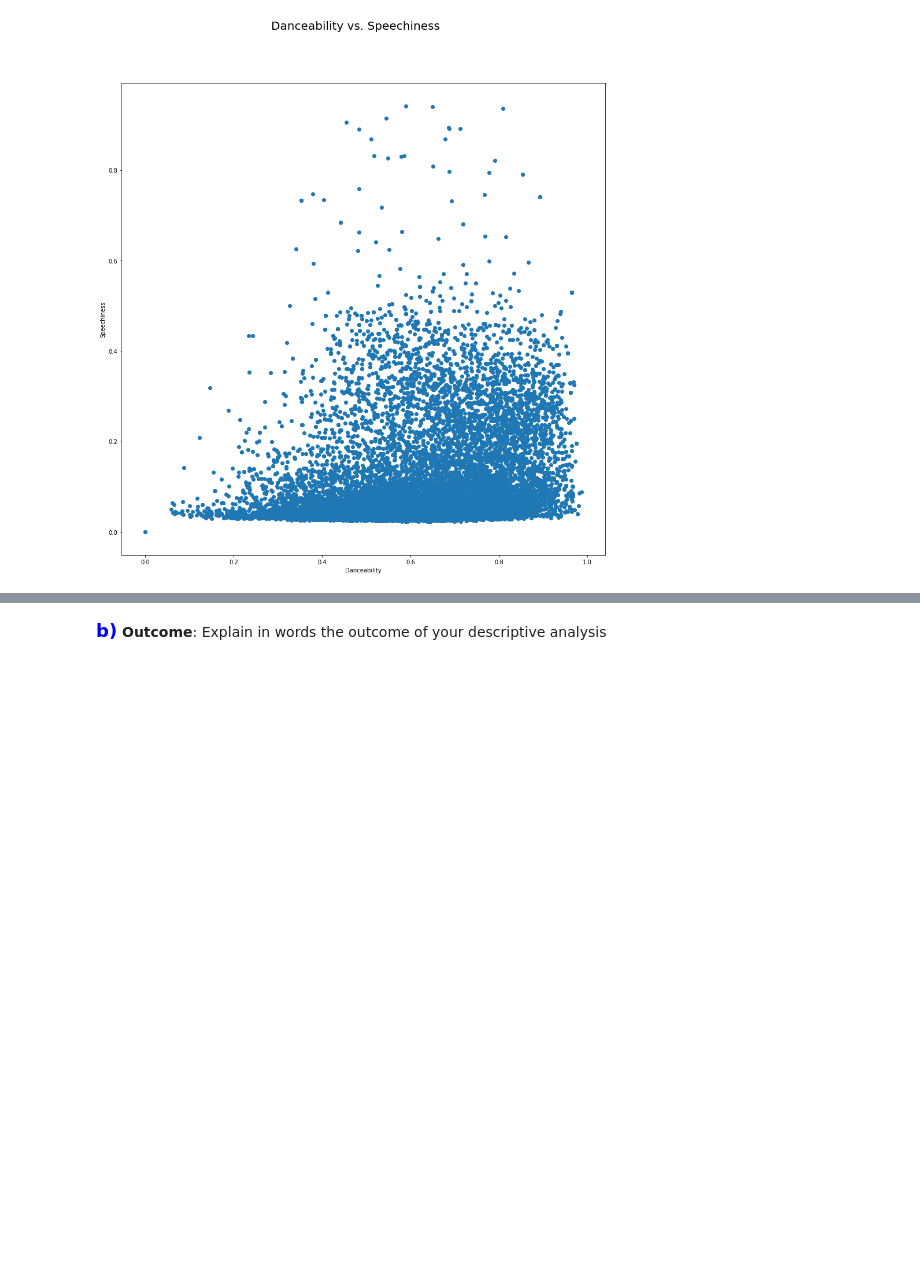
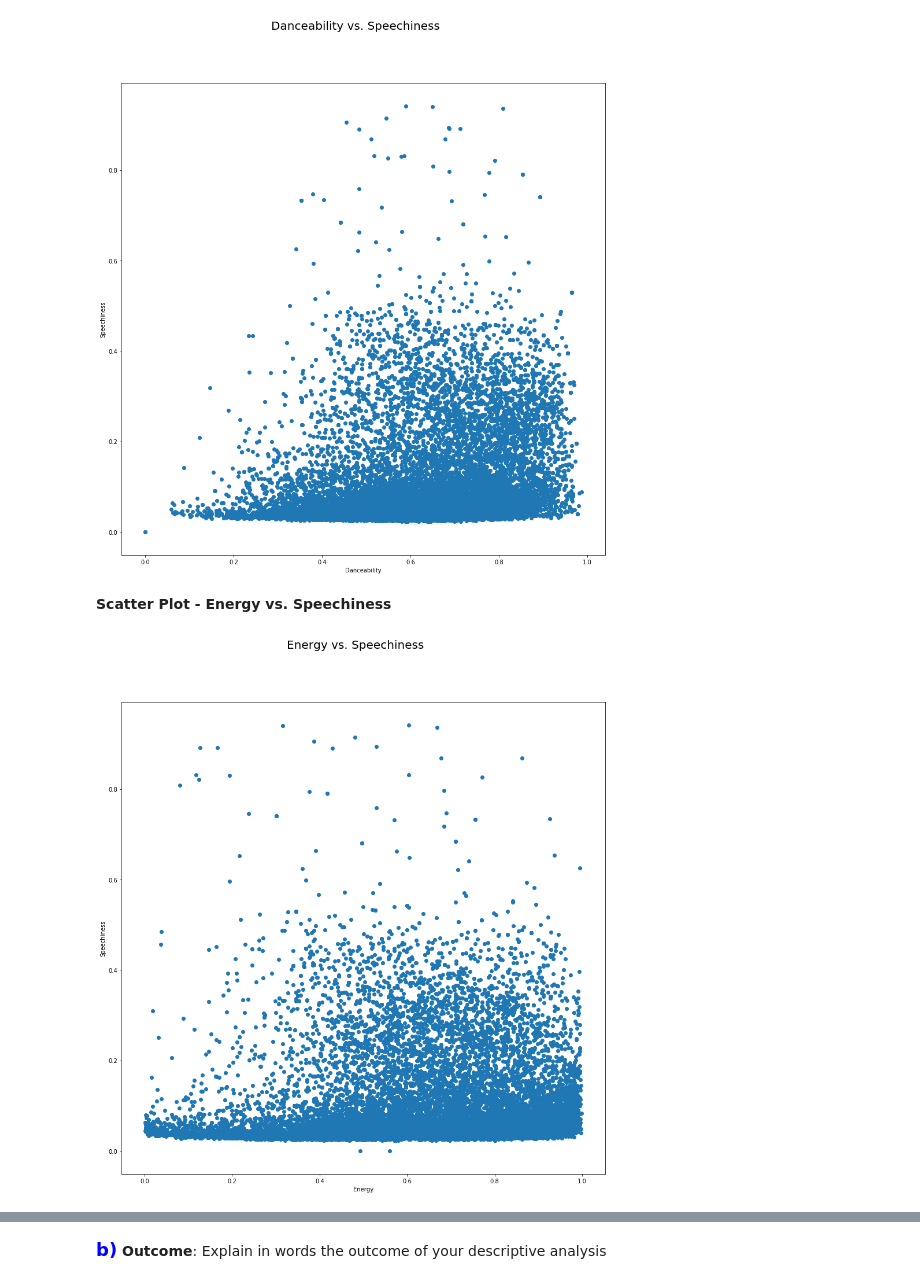
Before and after one commit to edalrami/spotify_clustering, a Jupyter notebook: Project 2.ipynb, the cells around one changed output, grey strips where cells are left out. Drawn from its saved outputs; the diff is of its cells as text; code cells hidden in the pictures; blank space fills up the shorter version.

```diff
--- a/Project 2.ipynb
+++ b/Project 2.ipynb
@@ -274,6 +267,14 @@ plt.ylabel('Speechiness')
 plt.show()
 # %% [output]
 [figure]
+# %% [markdown]
+**Scatter Plot - Energy vs. Speechiness**
 # %%
 fig, ax = plt.subplots(figsize = (15,15))
-plt.scatter(song_data_df['danceability'], song_data_df['speechiness'])
+plt.scatter(song_data_df['energy'], song_data_df['speechiness'])
+plt.suptitle('Energy vs. Speechiness', fontsize = 20)
+plt.xlabel('Energy')
+plt.ylabel('Speechiness')
+plt.show()
+# %% [output]
+[figure, added]
```
Also changed, not shown: parts of 5 cells of this notebook.
